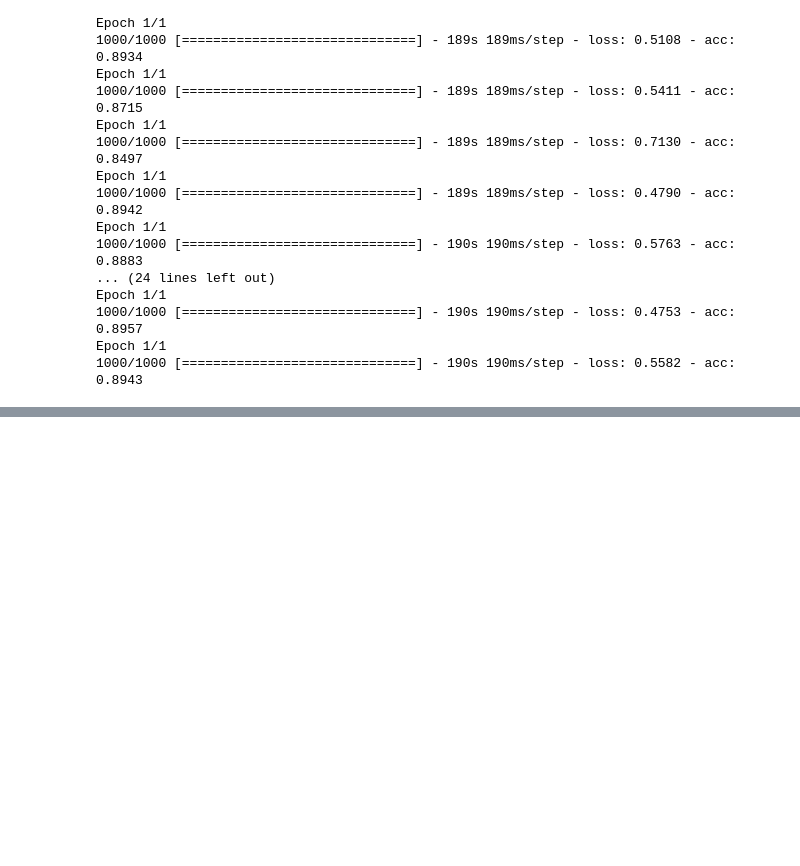
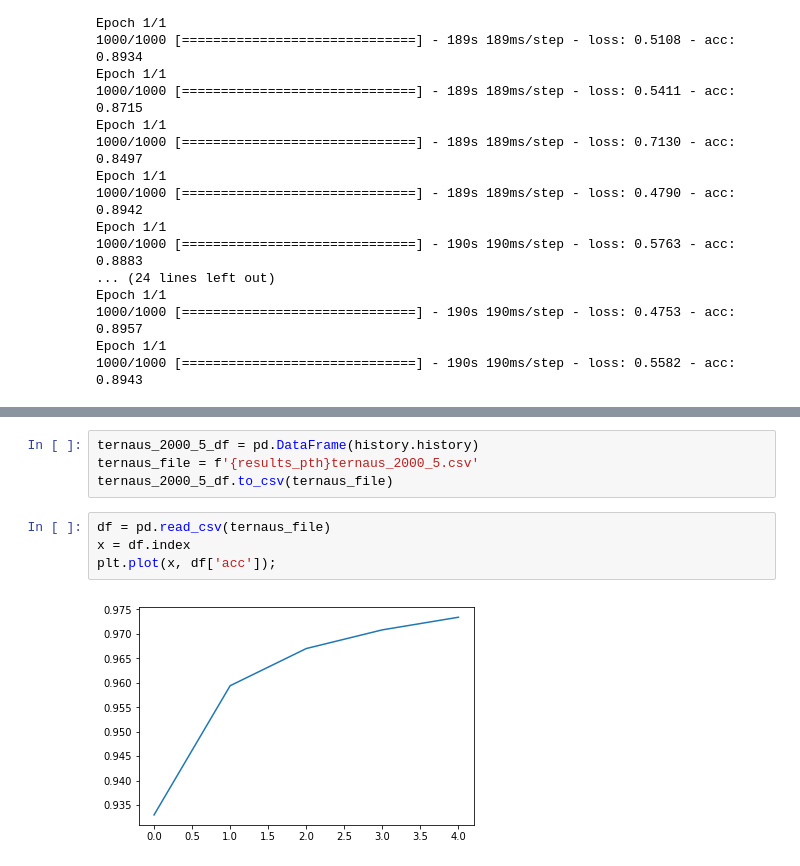
Before and after one commit to a-martyn/unet, a Jupyter notebook: model_comparison.ipynb, the cells around one changed output, grey strips where cells are left out. Cells and saved outputs as stored; diff of their text form; blank space fills up the shorter version.

```diff
--- a/model_comparison.ipynb
+++ b/model_comparison.ipynb
@@ -177,0 +242,10 @@ ax2.set_xlabel('iteration');
+# %%
+ternaus_2000_5_df = pd.DataFrame(history.history)
+ternaus_file = f'{results_pth}ternaus_2000_5.csv'
+ternaus_2000_5_df.to_csv(ternaus_file)
+# %%
+df = pd.read_csv(ternaus_file)
+x = df.index
+plt.plot(x, df['acc']);
+# %% [output]
+[figure, added]
```
Also changed, not shown: parts of 15 cells of this notebook, 4 other files.
